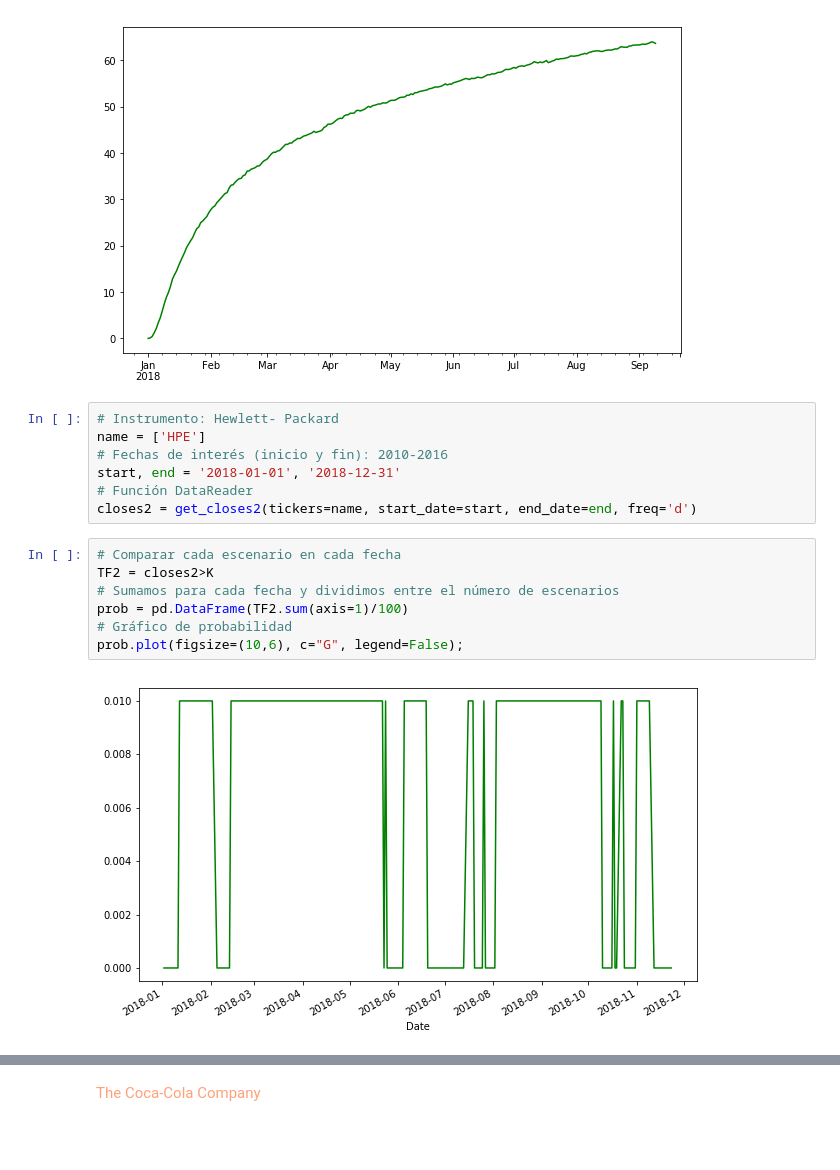
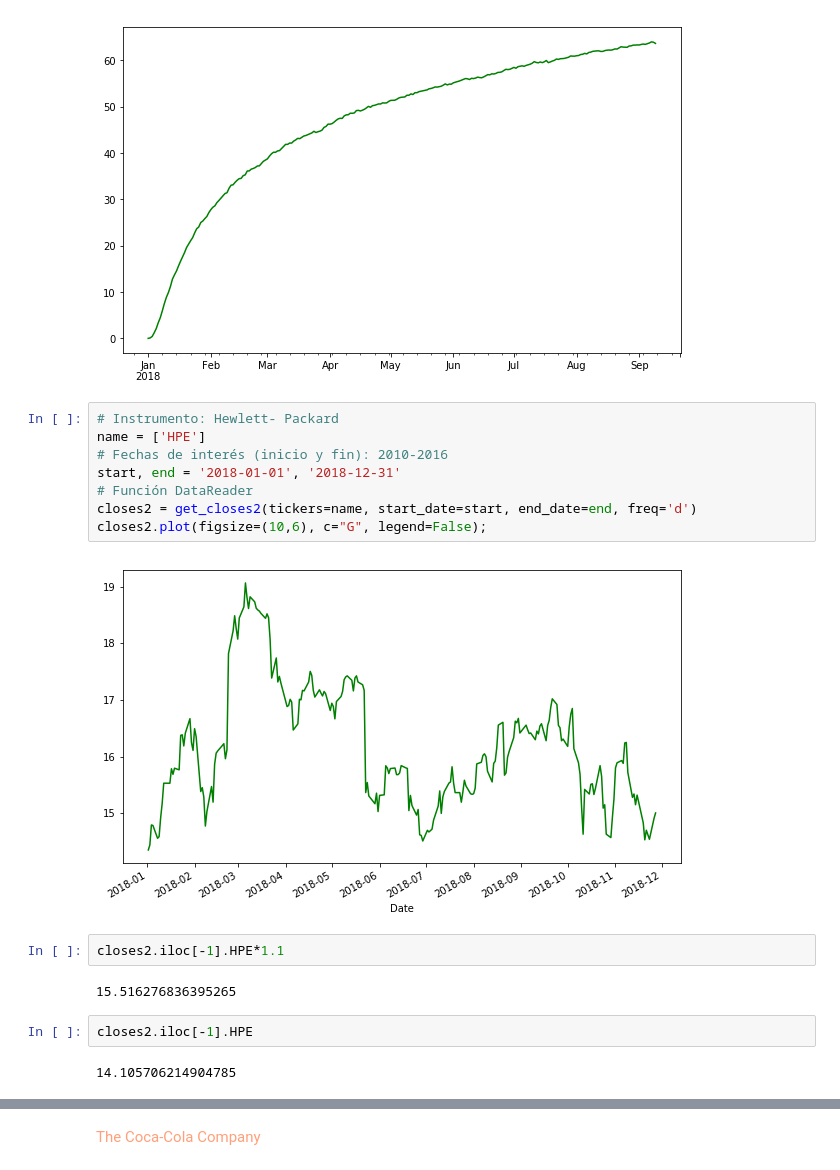
Before and after one commit to labv98/Proyecto-3, a Jupyter notebook: ProyectoModulo3_FrancoJE_FigueroaAR_BarraganVL.ipynb, the cells around one changed output, grey strips where cells are left out. Drawn from its saved outputs; the diff is of its cells as text; blank space fills up the shorter version.

```diff
--- a/ProyectoModulo3_FrancoJE_FigueroaAR_BarraganVL.ipynb
+++ b/ProyectoModulo3_FrancoJE_FigueroaAR_BarraganVL.ipynb
@@ -547,16 +544,18 @@ prob.plot(figsize=(10,6), c="G", legend=False);
 # %%
 # Instrumento: Hewlett- Packard
 name = ['HPE']
 # Fechas de interés (inicio y fin): 2010-2016
 start, end = '2018-01-01', '2018-12-31'
 # Función DataReader
 closes2 = get_closes2(tickers=name, start_date=start, end_date=end, freq='d')
+closes2.plot(figsize=(10,6), c="G", legend=False);
+# %% [output]
+[figure, added]
-# %%
-# Comparar cada escenario en cada fecha
-TF2 = closes2>K
-# Sumamos para cada fecha y dividimos entre el número de escenarios
-prob = pd.DataFrame(TF2.sum(axis=1)/100)
-# Gráfico de probabilidad
-prob.plot(figsize=(10,6), c="G", legend=False);
-# %% [output]
-[figure, removed]
+# %%
+closes2.iloc[-1].HPE*1.1
+# %% [output]
+15.516276836395265
+# %%
+closes2.iloc[-1].HPE
+# %% [output]
+14.105706214904785
```
Also changed, not shown: parts of 21 cells of this notebook.
